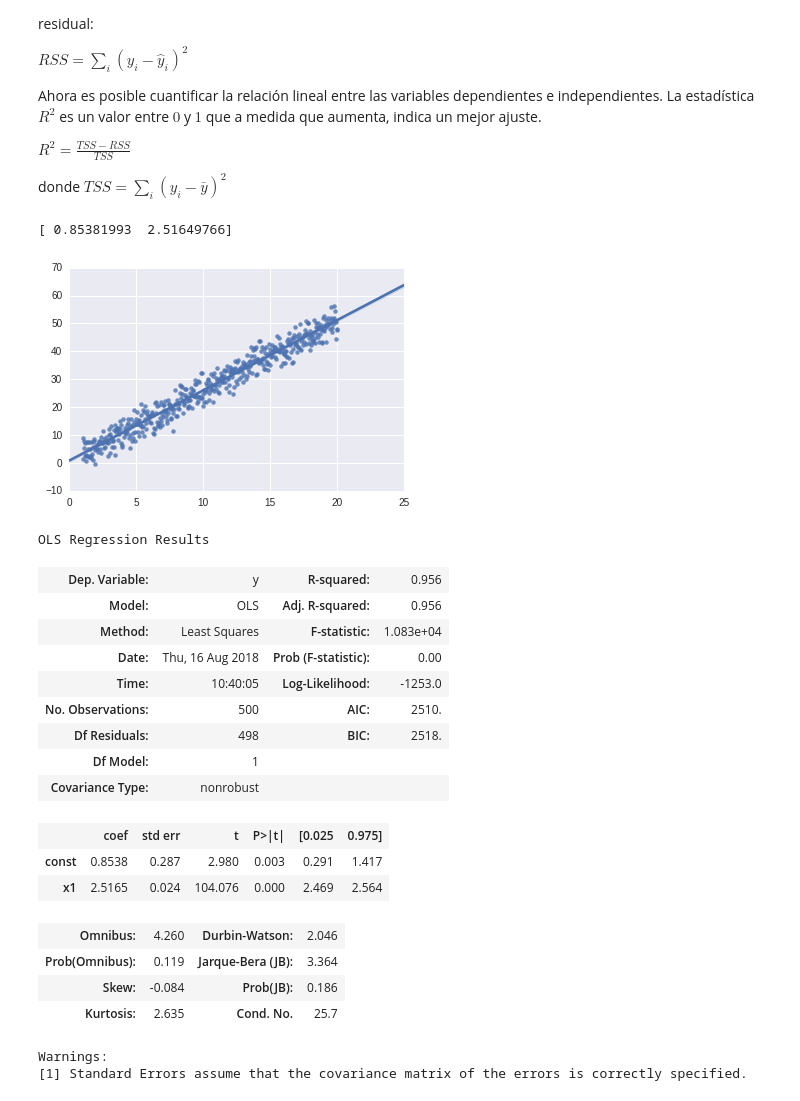
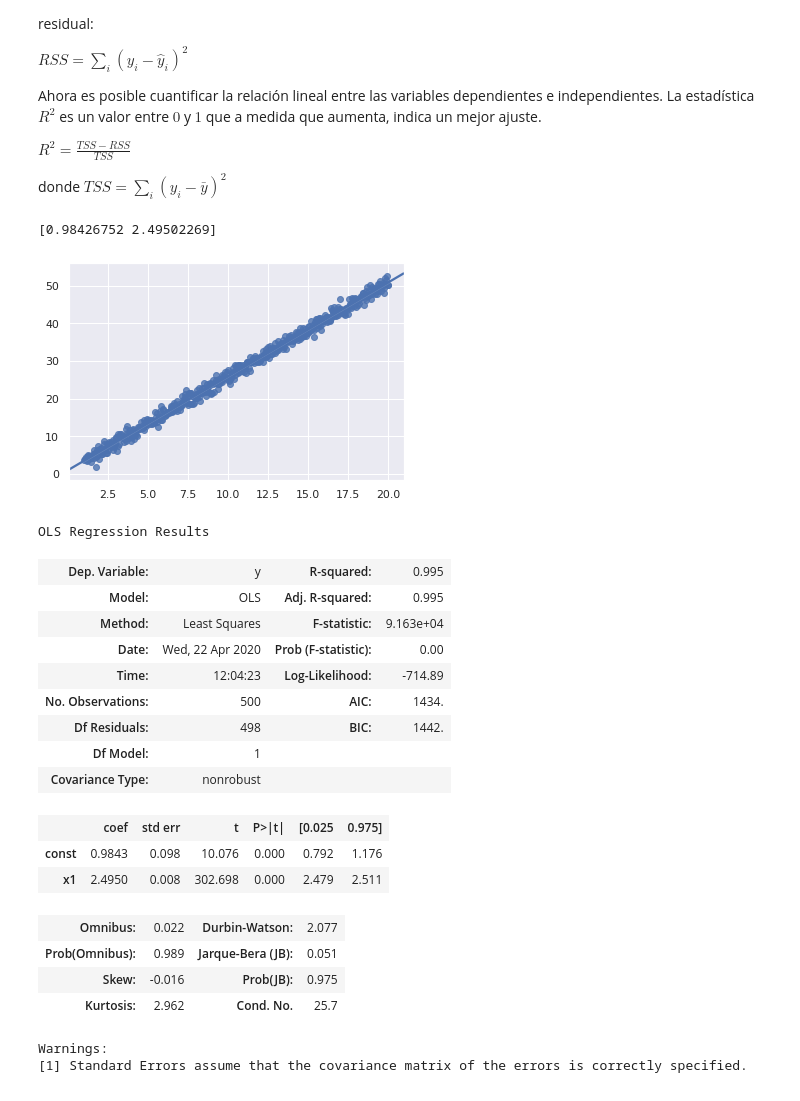
Before and after one commit to sherna90/analisis_algoritmos, a Jupyter notebook: 2.-diseno_experimentos.ipynb, the cells around one changed output. Cells and saved outputs as stored; diff of their text form; code cells hidden in the pictures.

```diff
--- a/2.-diseno_experimentos.ipynb
+++ b/2.-diseno_experimentos.ipynb
@@ -123,41 +141,41 @@ donde $TSS=\sum_i (y_i-\bar y)^2$
 # %%
 import statsmodels.api as sm
 
 samples=500
 
 x=np.linspace(1,20,samples)
 
-y_9=1.0+2.5*x+np.random.normal(0,3,samples)
+y_9=1.0+2.5*x+np.random.normal(0,1,samples)
 
 x_1 = sm.add_constant(x)
 
 model = sm.OLS(y_9, x_1).fit()
 
-print model.params
+print(model.params)
 
 sns.regplot(x=x, y=y_9, fit_reg=True)
 plt.show()
 
 model.summary()
 # %% [output]
-[ 0.85381993  2.51649766]
+[0.98426752 2.49502269]
-[figure, old version]
+[figure, new version]
 OLS Regression Results
-| Dep. Variable: | y | R-squared: | 0.956 |
-| Model: | OLS | Adj. R-squared: | 0.956 |
-| Method: | Least Squares | F-statistic: | 1.083e+04 |
-| Date: | Thu, 16 Aug 2018 | Prob (F-statistic): | 0.00 |
-| Time: | 10:40:05 | Log-Likelihood: | -1253.0 |
-| No. Observations: | 500 | AIC: | 2510. |
-| Df Residuals: | 498 | BIC: | 2518. |
+| Dep. Variable: | y | R-squared: | 0.995 |
+| Model: | OLS | Adj. R-squared: | 0.995 |
+| Method: | Least Squares | F-statistic: | 9.163e+04 |
+| Date: | Wed, 22 Apr 2020 | Prob (F-statistic): | 0.00 |
+| Time: | 12:04:23 | Log-Likelihood: | -714.89 |
+| No. Observations: | 500 | AIC: | 1434. |
+| Df Residuals: | 498 | BIC: | 1442. |
 | Df Model: | 1 |  |  |
 | Covariance Type: | nonrobust |  |  |
 |  | coef | std err | t | P>|t| | [0.025 | 0.975] |
-| const | 0.8538 | 0.287 | 2.980 | 0.003 | 0.291 | 1.417 |
-| x1 | 2.5165 | 0.024 | 104.076 | 0.000 | 2.469 | 2.564 |
+| const | 0.9843 | 0.098 | 10.076 | 0.000 | 0.792 | 1.176 |
+| x1 | 2.4950 | 0.008 | 302.698 | 0.000 | 2.479 | 2.511 |
-| Omnibus: | 4.260 | Durbin-Watson: | 2.046 |
-| Prob(Omnibus): | 0.119 | Jarque-Bera (JB): | 3.364 |
-| Skew: | -0.084 | Prob(JB): | 0.186 |
-| Kurtosis: | 2.635 | Cond. No. | 25.7 |
+| Omnibus: | 0.022 | Durbin-Watson: | 2.077 |
+| Prob(Omnibus): | 0.989 | Jarque-Bera (JB): | 0.051 |
+| Skew: | -0.016 | Prob(JB): | 0.975 |
+| Kurtosis: | 2.962 | Cond. No. | 25.7 |
 Warnings:
 [1] Standard Errors assume that the covariance matrix of the errors is correctly specified.
```
Also changed, not shown: parts of 5 cells of this notebook, 2 other files.
